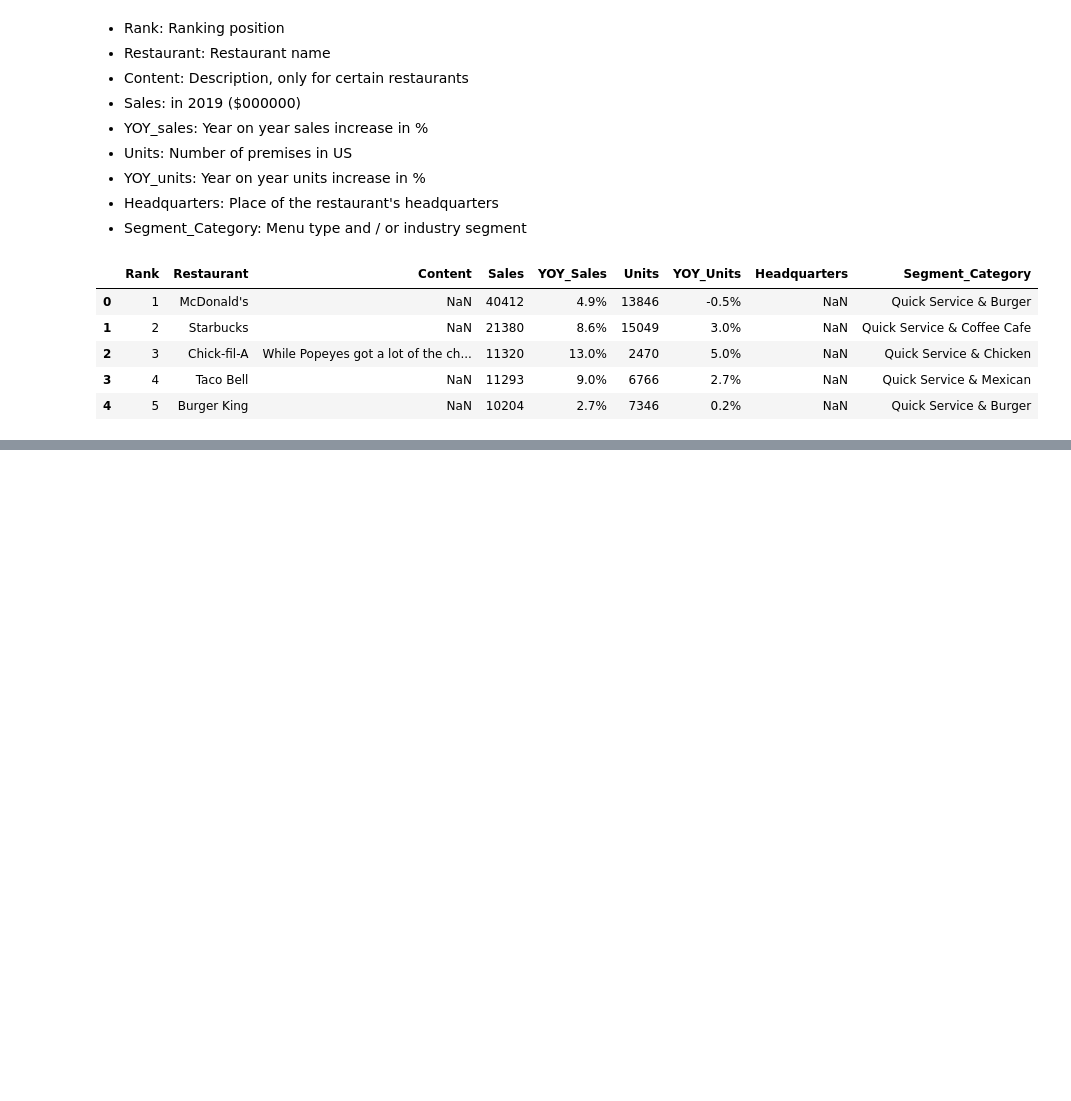
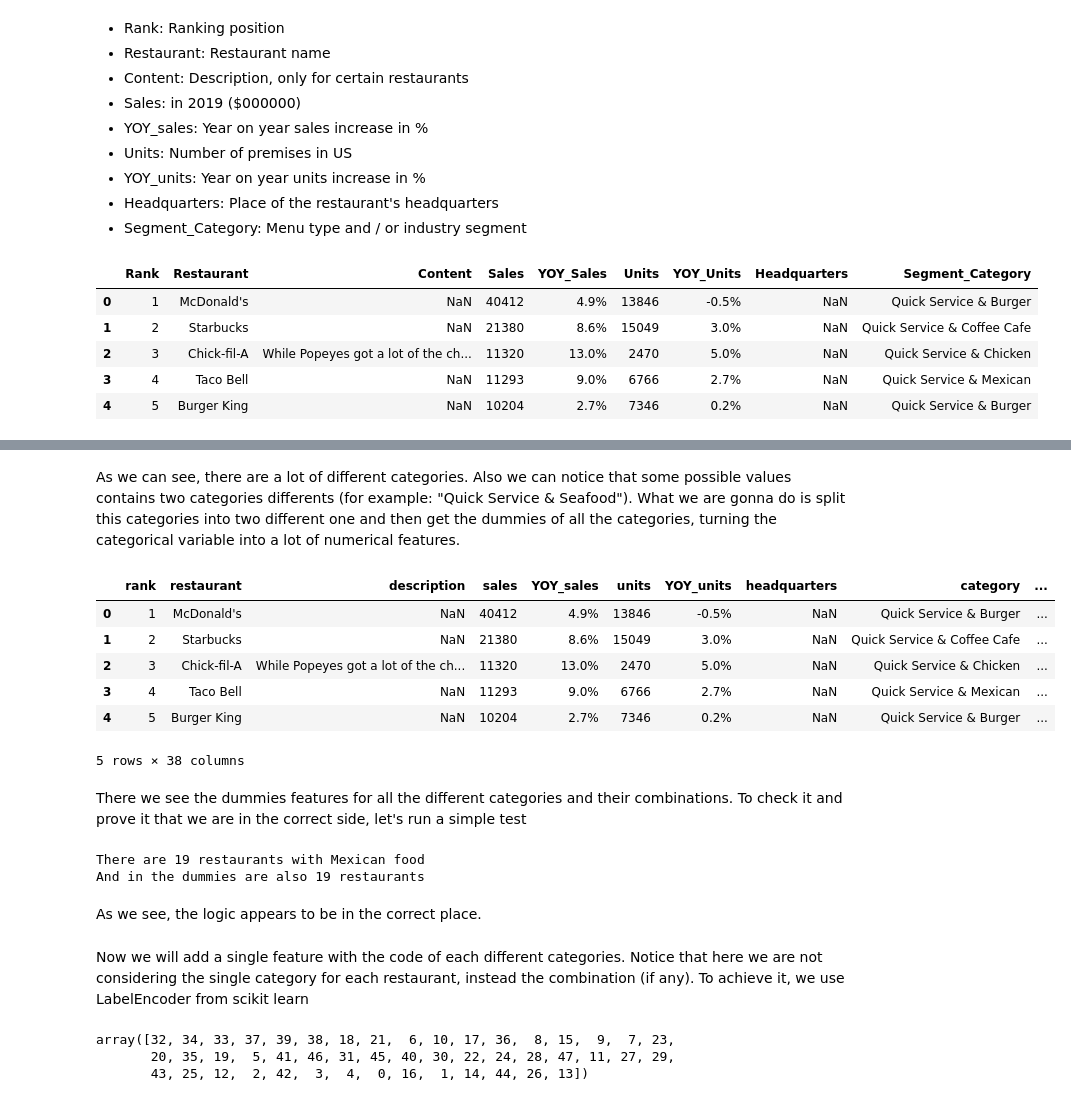
Before and after one commit to ftarantuviez/Restaurant-Business-Rankings-2020, a Jupyter notebook: Restaurant Business Rankings 2020.ipynb, the cells around one changed output, grey strips where cells are left out. Cells and saved outputs as stored; diff of their text form; code cells hidden in the pictures; blank space fills up the shorter version.

```diff
--- a/Restaurant Business Rankings 2020.ipynb
+++ b/Restaurant Business Rankings 2020.ipynb
@@ -74,0 +169,55 @@ df_top.columns.values
+# %% [markdown]
+As we can see, there are a lot of different categories. Also we can notice that some possible values contains two categories differents (for example: "Quick Service & Seafood"). What we are gonna do is split this categories into two different one and then get the dummies of all the categories, turning the categorical variable into a lot of numerical features.
+# %%
+all_categories = []
+def get_all_categories(df):
+    for i, category in enumerate(df.category):
+        categories = category.split("&")
+        for category in categories:
+            category = category.lower()
+            category = category.strip()
+            category = "_".join(category.split())
+
+            if category in df.columns.values:
+                df.at[i, category] = 1
+            else:
+                df[category] = 0
+                df.at[i, category] = 1
+# %%
+get_all_categories(df_top)
+df_top.head()
+# %% [output]
+|  | rank | restaurant | description | sales | YOY_sales | units | YOY_units | headquarters | category | ... |
+| 0 | 1 | McDonald's | NaN | 40412 | 4.9% | 13846 | -0.5% | NaN | Quick Service & Burger | ... |
+| 1 | 2 | Starbucks | NaN | 21380 | 8.6% | 15049 | 3.0% | NaN | Quick Service & Coffee Cafe | ... |
+| 2 | 3 | Chick-fil-A | While Popeyes got a lot of the ch... | 11320 | 13.0% | 2470 | 5.0% | NaN | Quick Service & Chicken | ... |
+| 3 | 4 | Taco Bell | NaN | 11293 | 9.0% | 6766 | 2.7% | NaN | Quick Service & Mexican | ... |
+| 4 | 5 | Burger King | NaN | 10204 | 2.7% | 7346 | 0.2% | NaN | Quick Service & Burger | ... |
+5 rows × 38 columns
+# %% [markdown]
+There we see the dummies features for all the different categories and their combinations.
+To check it and prove it that we are in the correct side, let's run a simple test
+# %%
+def check_categories(serie, cat_to_check):
+    ans = 0
+    for categories in serie:
+        if cat_to_check in categories:
+            ans += 1
+    return ans
+
+print("There are {} restaurants with Mexican food".format(check_categories(df_top.category, "Mexican")))
+print("And in the dummies are also {} restaurants".format(df_top.mexican.sum()))
+# %% [output]
+There are 19 restaurants with Mexican food
+And in the dummies are also 19 restaurants
+# %% [markdown]
+As we see, the logic appears to be in the correct place.
+# %% [markdown]
+Now we will add a single feature with the code of each different categories. Notice that here we are not considering the single category for each restaurant, instead the combination (if any). To achieve it, we use LabelEncoder from scikit learn
+# %%
+df_top["category_code"] = LabelEncoder().fit_transform(df_top.category)
+df_top.category_code.unique()
+# %% [output]
+array([32, 34, 33, 37, 39, 38, 18, 21,  6, 10, 17, 36,  8, 15,  9,  7, 23,
+       20, 35, 19,  5, 41, 46, 31, 45, 40, 30, 22, 24, 28, 47, 11, 27, 29,
+       43, 25, 12,  2, 42,  3,  4,  0, 16,  1, 14, 44, 26, 13])
```
Also changed, not shown: parts of 43 cells of this notebook.
